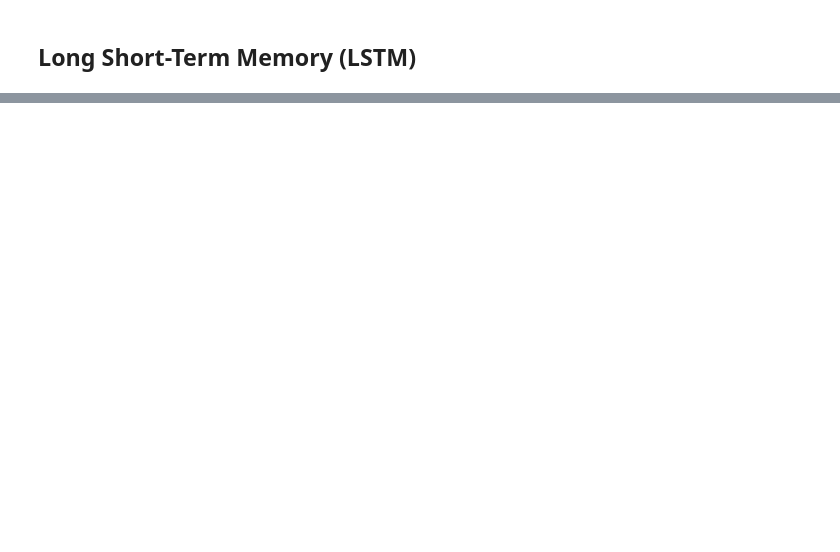
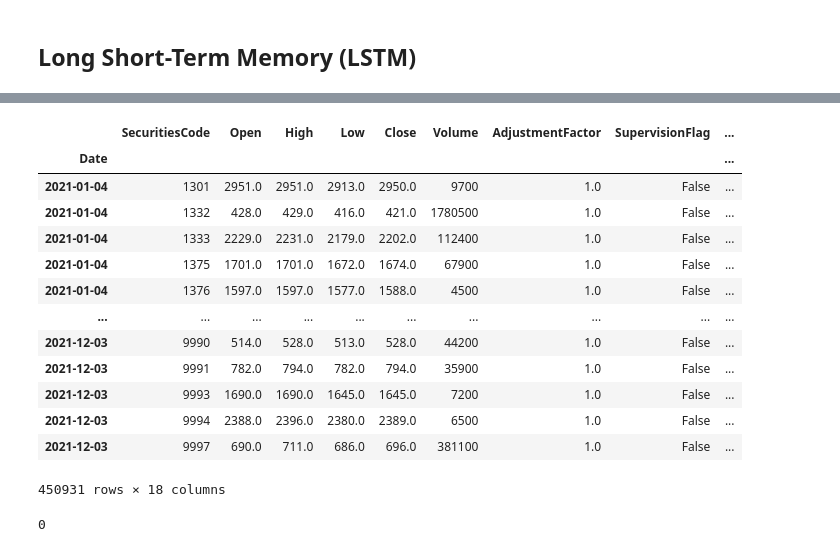
Before and after one commit to vickypar/tokyo_stock_exchange_prediction, a Jupyter notebook: machinelearning.ipynb, the cells around one changed output, grey strips where cells are left out. Cells and saved outputs as stored; diff of their text form; code cells hidden in the pictures; blank space fills up the shorter version.

```diff
--- a/machinelearning.ipynb
+++ b/machinelearning.ipynb
@@ -401,0 +556,19 @@ stk_data
+# %%
+supplemental_prices = pd.read_csv('supplemental_files/stock_prices.csv')
+supplemental_sprices = pd.read_csv('supplemental_files/secondary_stock_prices.csv')
+prices = pd.read_csv('train_files/stock_prices.csv')
+sprices = pd.read_csv('train_files/secondary_stock_prices.csv')
+# %%
+prices=prices.drop(['RowId','ExpectedDividend'],axis=1)
+prices=prices.dropna()
+# %%
+#date = prices['Date']
+prices['Date'] = prices['Date'].str.replace('-','')
+prices = featuring(prices)
+train_prices = prices[prices['Date']<'20220201']
+#train_prices = train_prices.drop(['Date'],axis=1)
+test_prices = prices[prices['Date']>='20220201']
+sharp_dataframe = pd.DataFrame()
+sharp_dataframe['Date'] = test_prices['Date']
+sharp_dataframe['SecuritiesCode'] = test_prices['SecuritiesCode']
+#test_prices = test_prices.drop(['Date'],axis=1)
@@ -401,0 +594,26 @@ stk_data
+# %%
+dfPriceTrain = train_prices
+# %%
+dfPriceTrain["Date"] = pd.to_datetime(dfPriceTrain["Date"])
+dfPriceTrain.set_index('Date', inplace=True)
+dfPriceTrain = dfPriceTrain.loc[TRAIN_PERIOD[0]:TRAIN_PERIOD[1],:]
+dfPriceTrain
+# %% [output]
+|  | SecuritiesCode | Open | High | Low | Close | Volume | AdjustmentFactor | SupervisionFlag | ... |
+| Date |  |  |  |  |  |  |  |  | ... |
+| 2021-01-04 | 1301 | 2951.0 | 2951.0 | 2913.0 | 2950.0 | 9700 | 1.0 | False | ... |
+| 2021-01-04 | 1332 | 428.0 | 429.0 | 416.0 | 421.0 | 1780500 | 1.0 | False | ... |
+| 2021-01-04 | 1333 | 2229.0 | 2231.0 | 2179.0 | 2202.0 | 112400 | 1.0 | False | ... |
+| 2021-01-04 | 1375 | 1701.0 | 1701.0 | 1672.0 | 1674.0 | 67900 | 1.0 | False | ... |
+| 2021-01-04 | 1376 | 1597.0 | 1597.0 | 1577.0 | 1588.0 | 4500 | 1.0 | False | ... |
+| ... | ... | ... | ... | ... | ... | ... | ... | ... | ... |
+| 2021-12-03 | 9990 | 514.0 | 528.0 | 513.0 | 528.0 | 44200 | 1.0 | False | ... |
+| 2021-12-03 | 9991 | 782.0 | 794.0 | 782.0 | 794.0 | 35900 | 1.0 | False | ... |
+| 2021-12-03 | 9993 | 1690.0 | 1690.0 | 1645.0 | 1645.0 | 7200 | 1.0 | False | ... |
+| 2021-12-03 | 9994 | 2388.0 | 2396.0 | 2380.0 | 2389.0 | 6500 | 1.0 | False | ... |
+| 2021-12-03 | 9997 | 690.0 | 711.0 | 686.0 | 696.0 | 381100 | 1.0 | False | ... |
+450931 rows × 18 columns
+# %%
+gc.collect()
+# %% [output]
+0
```
Also changed, not shown: parts of 75 cells of this notebook.
